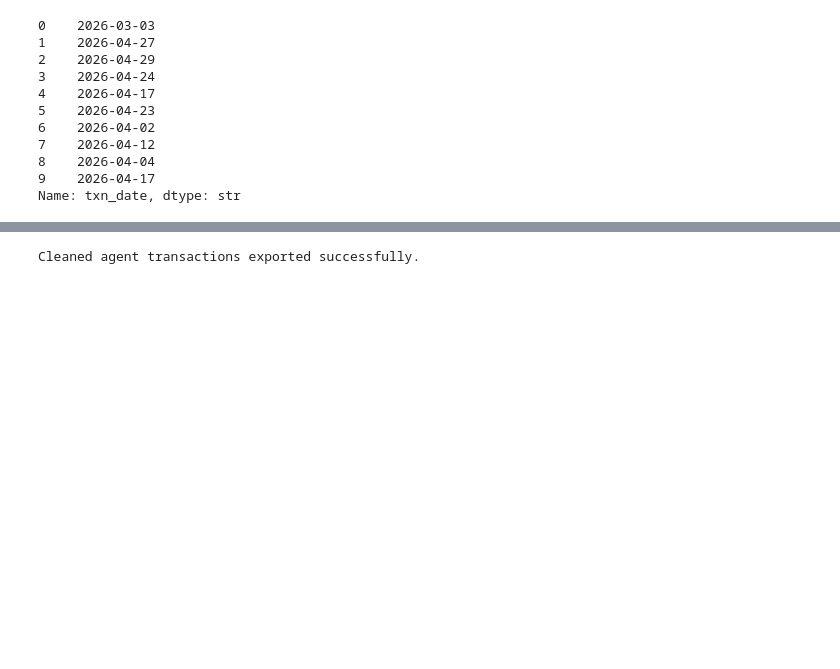
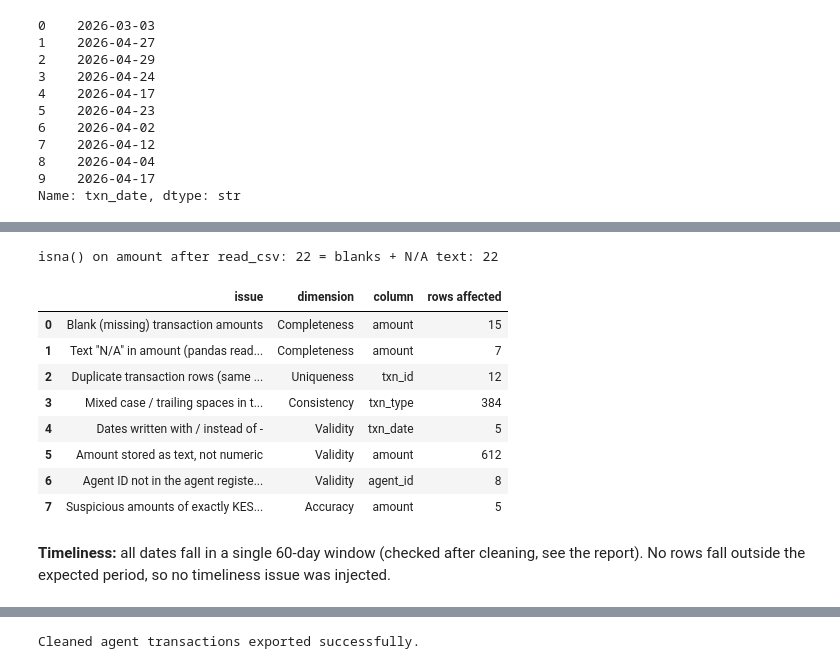
Before and after one commit to nelly-mwangi/plp-da-a3-duka-sales-and-agent-cleanup, a Jupyter notebook: agent_cleanup.ipynb, the cells around one changed output, grey strips where cells are left out. Drawn from its saved outputs; the diff is of its cells as text; code cells hidden in the pictures; blank space fills up the shorter version.

```diff
--- a/agent_cleanup.ipynb
+++ b/agent_cleanup.ipynb
@@ -203,0 +109,41 @@ display(audit_table)
+# %%
+raw_text = pd.read_csv("agent_transactions.csv", dtype=str, keep_default_na=False)
+
+amount_num = pd.to_numeric(txns["amount"], errors="coerce")
+
+blank_amounts  = (raw_text["amount"].str.strip() == "").sum()          # truly empty cells
+na_text        = (raw_text["amount"].str.strip().str.upper() == "N/A").sum()  # text "N/A"
+missing_after_read = txns["amount"].isna().sum()                       # what isna() sees
+
+dup_rows       = txns.duplicated(subset="txn_id", keep="first").sum()
+type_clean     = txns["txn_type"].astype("string").str.strip().str.lower()
+type_variants  = (txns["txn_type"].astype("string") != type_clean.map({"deposit": "Deposit", "withdrawal": "Withdrawal"})).sum()
+slash_dates    = txns["txn_date"].astype("string").str.contains("/", na=False).sum()
+amt_250k       = (amount_num == 250000).sum()
+unknown_raw    = (~txns["agent_id"].isin(agents["agent_id"])).sum()
+
+audit_table = pd.DataFrame([
+    {"issue": "Blank (missing) transaction amounts",               "dimension": "Completeness", "column": "amount",   "rows affected": int(blank_amounts)},
+    {"issue": 'Text "N/A" in amount (pandas reads it as NaN)',     "dimension": "Completeness", "column": "amount",   "rows affected": int(na_text)},
+    {"issue": "Duplicate transaction rows (same txn_id)",          "dimension": "Uniqueness",   "column": "txn_id",   "rows affected": int(dup_rows)},
+    {"issue": "Mixed case / trailing spaces in transaction type",  "dimension": "Consistency",  "column": "txn_type", "rows affected": int(type_variants)},
+    {"issue": "Dates written with / instead of -",                 "dimension": "Validity",     "column": "txn_date", "rows affected": int(slash_dates)},
+    {"issue": "Amount stored as text, not numeric",                "dimension": "Validity",     "column": "amount",   "rows affected": int(len(raw_text))},
+    {"issue": "Agent ID not in the agent register (AG099)",        "dimension": "Validity",     "column": "agent_id", "rows affected": int(unknown_raw)},
+    {"issue": "Suspicious amounts of exactly KES 250,000",         "dimension": "Accuracy",     "column": "amount",   "rows affected": int(amt_250k)},
+])
+print("isna() on amount after read_csv:", missing_after_read, "= blanks + N/A text:", blank_amounts + na_text)
+display(audit_table)
+# %% [output]
+isna() on amount after read_csv: 22 = blanks + N/A text: 22
+|  | issue | dimension | column | rows affected |
+| 0 | Blank (missing) transaction amounts | Completeness | amount | 15 |
+| 1 | Text "N/A" in amount (pandas read... | Completeness | amount | 7 |
+| 2 | Duplicate transaction rows (same ... | Uniqueness | txn_id | 12 |
+| 3 | Mixed case / trailing spaces in t... | Consistency | txn_type | 384 |
+| 4 | Dates written with / instead of - | Validity | txn_date | 5 |
+| 5 | Amount stored as text, not numeric | Validity | amount | 612 |
+| 6 | Agent ID not in the agent registe... | Validity | agent_id | 8 |
+| 7 | Suspicious amounts of exactly KES... | Accuracy | amount | 5 |
+# %% [markdown]
+**Timeliness:** all dates fall in a single 60-day window (checked after cleaning, see the report). No rows fall outside the expected period, so no timeliness issue was injected.
```
Also changed, not shown: parts of 31 cells of this notebook, 6 other files.
